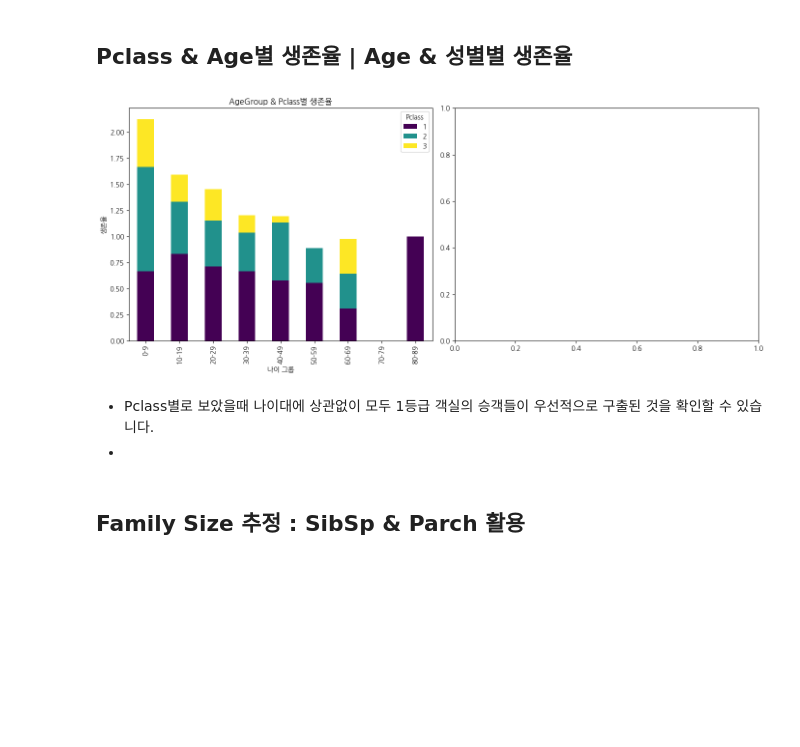
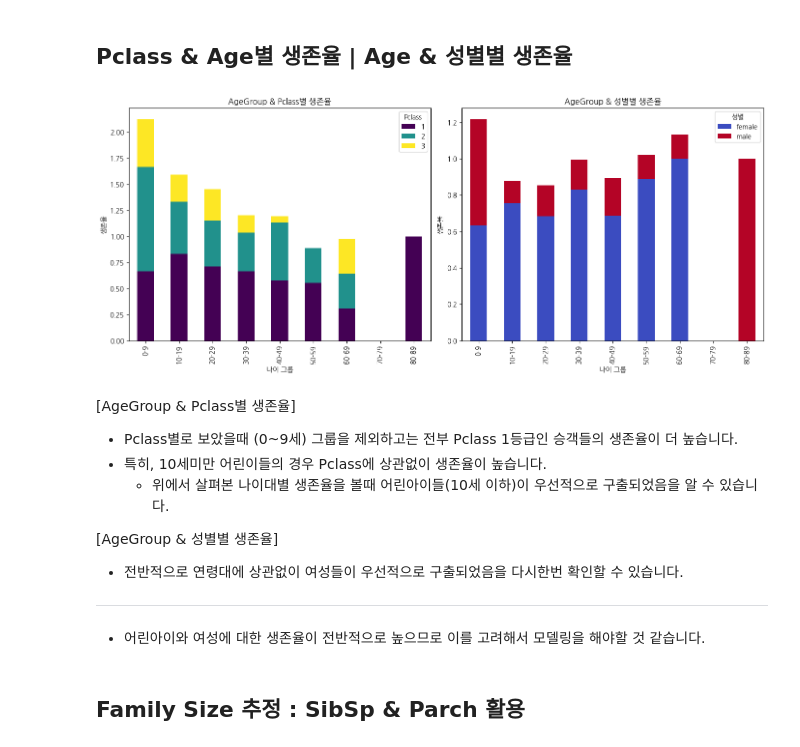
Before and after one commit to Kimgabe/AIFFEL_Online_Quest, a Jupyter notebook: MainQuest2(ML_Final)/[Sub_Quest]_⛴️_Titanic_EDA_필사_&_추가하기.ipynb, the cells around one changed output. Cells and saved outputs as stored; diff of their text form; code cells hidden in the pictures; blank space fills up the shorter version.

```diff
--- a/MainQuest2(ML_Final)/[Sub_Quest]_⛴️_Titanic_EDA_필사_&_추가하기.ipynb
+++ b/MainQuest2(ML_Final)/[Sub_Quest]_⛴️_Titanic_EDA_필사_&_추가하기.ipynb
@@ -574,29 +584,46 @@ Name: Title, dtype: int64
 # %%
 # Pclass & Age별 생존율 계산
 pclass_age_survival = df.pivot_table('Survived', index='AgeGroup', columns='Pclass', aggfunc='mean')
 
 # Age & 성별별 생존율 계산
 age_sex_survival = df.pivot_table('Survived', index='AgeGroup', columns='Sex', aggfunc='mean')
 
 # 그래프 그리기
 fig, axes = plt.subplots(nrows=1, ncols=2, figsize=(14, 6))
 
 # Pclass & Age별 생존율 그래프
 pclass_age_survival.plot(kind='bar', stacked=True, ax=axes[0], colormap='viridis')
 axes[0].set_title('AgeGroup & Pclass별 생존율')
 axes[0].set_xlabel('나이 그룹')
 axes[0].set_ylabel('생존율')
 axes[0].set_xticklabels([f'{i*10}-{(i+1)*10-1}' for i in range(len(pclass_age_survival))])  # 나이대 라벨 설정
 axes[0].legend(title='Pclass')
 
+# Age & 성별별 생존율 그래프
+age_sex_survival.plot(kind='bar', stacked=True, ax=axes[1], colormap='coolwarm')
+axes[1].set_title('AgeGroup & 성별별 생존율')
+axes[1].set_xlabel('나이 그룹')
+axes[1].set_ylabel('생존율')
+axes[1].set_xticklabels([f'{i*10}-{(i+1)*10-1}' for i in range(len(age_sex_survival))])  # 나이대 라벨 설정
+axes[1].legend(title='성별')
+
 # 그래프 보여주기
 plt.tight_layout()
 plt.show()
 # %% [output]
-[figure, old version]
+[figure, new version]
-# %% [markdown]
-- Pclass별로 보았을때 나이대에 상관없이 모두 1등급 객실의 승객들이 우선적으로 구출된 것을 확인할 수 있습니다.
--
+# %% [markdown]
+[AgeGroup & Pclass별 생존율]
+- Pclass별로 보았을때 (0~9세) 그룹을 제외하고는 전부 Pclass 1등급인 승객들의 생존율이 더 높습니다.
+- 특히, 10세미만 어린이들의 경우 Pclass에 상관없이 생존율이 높습니다.
+    - 위에서 살펴본 나이대별 생존율을 볼때 어린아이들(10세 이하)이 우선적으로 구출되었음을 알 수 있습니다.
+
+[AgeGroup & 성별별 생존율]
+- 전반적으로 연령대에 상관없이 여성들이 우선적으로 구출되었음을 다시한번 확인할 수 있습니다.
+
+---
+
+- 어린아이와 여성에 대한 생존율이 전반적으로 높으므로 이를 고려해서 모델링을 해야할 것 같습니다.
 # %% [markdown]
 ## Family Size 추정 : SibSp & Parch 활용
 # %%
```
Also changed, not shown: parts of 5 cells of this notebook.
